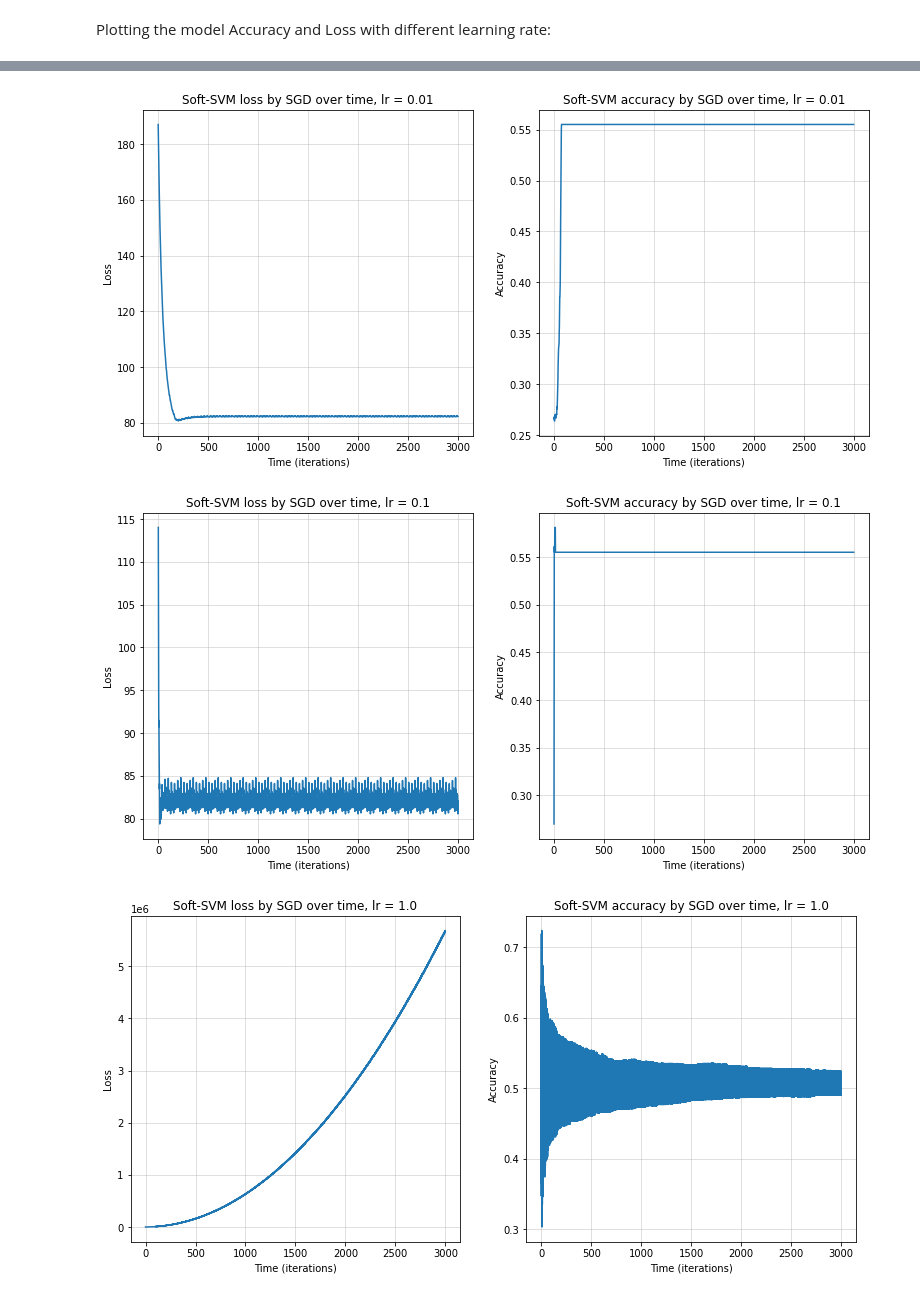
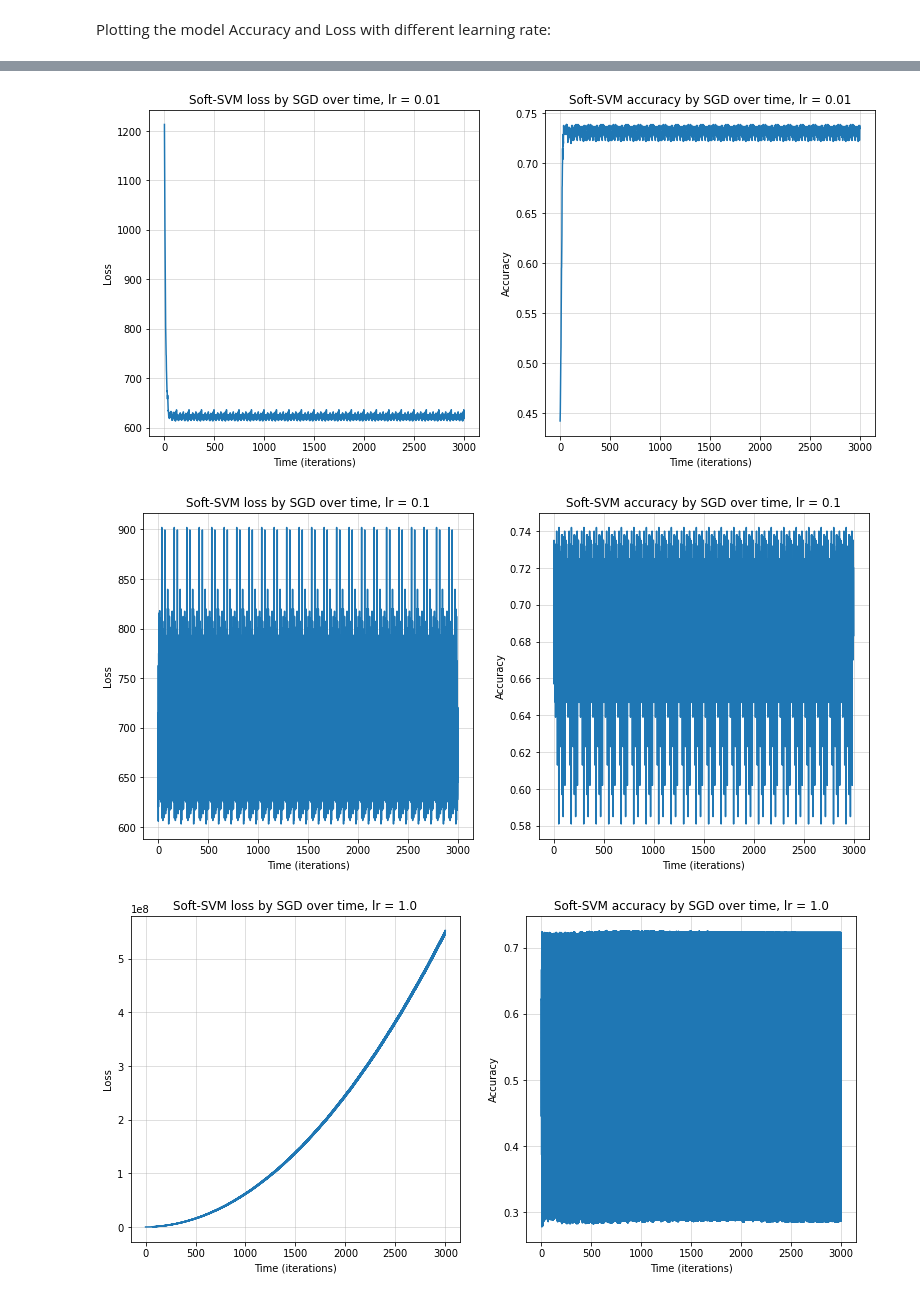
Before and after one commit to Almogbs/Intro-to-ML-HW2--Algo-Implementation, a Jupyter notebook: ML_hw2.ipynb, the cells around one changed output, grey strips where cells are left out. Drawn from its saved outputs; the diff is of its cells as text; code cells hidden in the pictures.

```diff
--- a/ML_hw2.ipynb
+++ b/ML_hw2.ipynb
@@ -69,7 +74,8 @@ b. Splitting the Dataset
 # %%
 from sklearn.model_selection import train_test_split
 
-random_state = (47 + 33)
+random_state = (47)
+#random_state = (47 + 33)
 test_size = 0.2
 train, test = train_test_split(dataset, test_size=test_size, random_state=random_state)
 
@@ -662,11 +668,11 @@ class SoftSVM(BaseEstimator, ClassifierMixin):
         """
         margins = (X.dot(w) + b).reshape(-1, 1)
         hinge_inputs = np.multiply(margins, y.reshape(-1, 1))
-        hinge_loss = np.maximum(0, 1 - hinge_inputs)
-        hinge_loss_sum = np.sum(hinge_loss)
+        loss = np.maximum(0, 1 - hinge_inputs)
+        loss_sum = C * np.sum(loss)
         norm_squard = np.power(np.linalg.norm(w), 2)
 
-        return norm_squard + np.multiply(C, hinge_loss_sum)
+        return norm_squard + loss_sum
 
     @staticmethod
     def subgradient(w, b: float, C: float, X, y):
@@ -680,16 +686,15 @@ class SoftSVM(BaseEstimator, ClassifierMixin):
         :param y: targets for loss computation; array of shape (n_samples,)
         :return: a tuple with (the gradient of the weights, the gradient of the bias)
         """
-
         margins = (X.dot(w) + b).reshape(-1, 1)
         hinge_inputs = np.multiply(margins, y.reshape(-1, 1))
 
         f_val = np.where(hinge_inputs < 1, -1, 0)
         f_val_y = np.multiply(f_val, y.reshape(-1, 1))
-        f_val_yx = X.T.dot(f_val_y).ravel()
+        f_val_yx = X.T.dot(f_val_y).reshape(-1)
 
-        g_w = np.add(np.multiply(w, 2), np.multiply(f_val_yx, C))
-        g_b = np.multiply(np.sum(f_val_y), C)
+        g_w = np.add(np.multiply(2, w), np.multiply(C, f_val_yx))
+        g_b = C * np.sum(f_val_y)
 
         return g_w, g_b
 
@@ -724,7 +729,7 @@ class SoftSVM(BaseEstimator, ClassifierMixin):
             batch_X = X[start_idx:end_idx, :]
             batch_y = y[start_idx:end_idx]
 
-            g_w, g_b = SoftSVM.subgradient(self.w, self.b, self.C, batch_X, batch_y)
+            g_w, g_b = self.subgradient(self.w, self.b, self.C, batch_X, batch_y)
 
             # Perform a (sub)gradient step
             self.w = self.w - (self.lr * g_w)
@@ -758,7 +763,7 @@ class SoftSVM(BaseEstimator, ClassifierMixin):
                  NOTE: the labels must be either +1 or -1
         """
 
-        return np.where((X.dot(self.w) + self.b) >= 0, 1, -1)
+        return np.sign(X.dot(self.w) + self.b)
 # %% [markdown]
 Testing our SGD:
 # %%
@@ -816,7 +822,7 @@ compare_gradients(X_train, y_train, deltas=np.logspace(-9, -1, 12))
 Plotting the model Accuracy and Loss with different learning rate:
 # %%
 for lr in np.logspace(-3, 0, 4):
-  clf = SoftSVM(C=0.1, lr=lr)
+  clf = SoftSVM(C=1, lr=lr, batch_size=32)
   losses, accuracies = clf.fit_with_logs(X_train, y_train, max_iter=3000)
   plt.figure(figsize=(13, 6))
   plt.subplot(121), plt.grid(alpha=0.5), plt.title (f"Soft-SVM loss by SGD over time, lr = {lr}")
@@ -828,3 +834,3 @@ for lr in np.logspace(-3, 0, 4):
-[figure, old version]
+[figure, new version]
-[figure, old version]
+[figure, new version]
-[figure, old version]
+[figure, new version]
```
Also changed, not shown: parts of 15 cells of this notebook.
